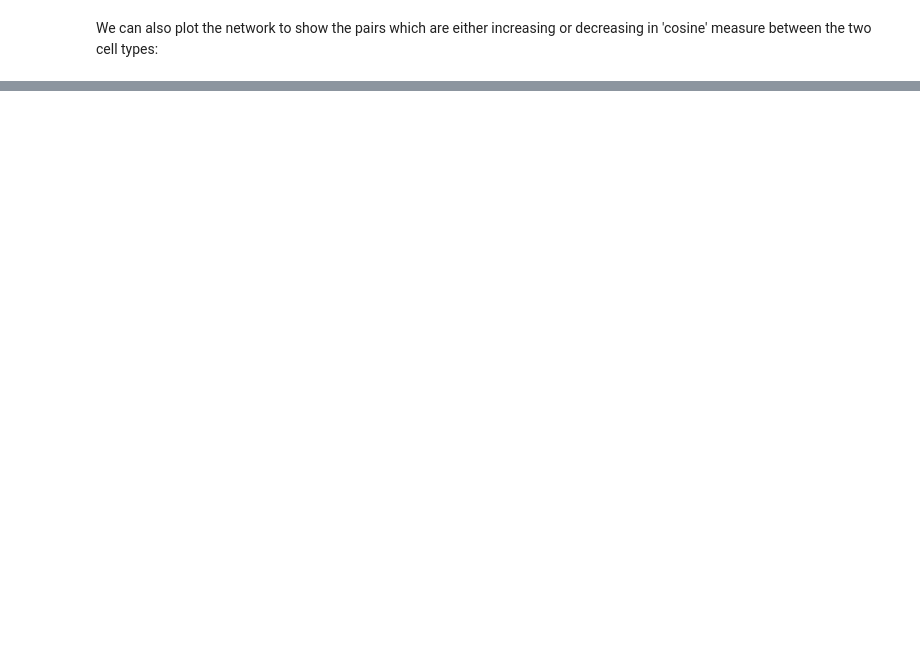
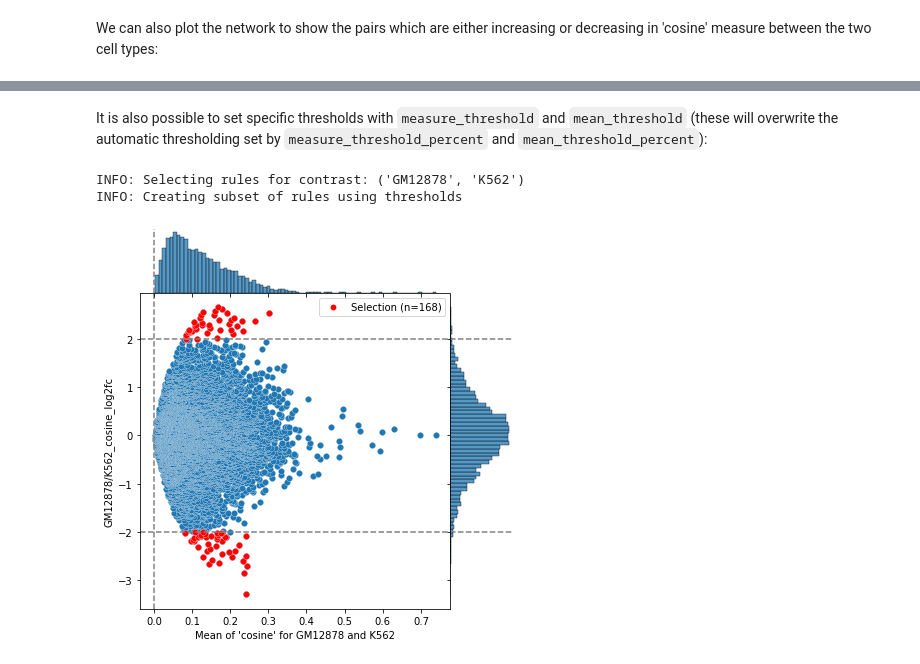
Before and after one commit to loosolab/TF-COMB, a Jupyter notebook: examples/Differential_analysis.ipynb, the cells around one changed output, grey strips where cells are left out. Cells and saved outputs as stored; diff of their text form; code cells hidden in the pictures; blank space fills up the shorter version.

```diff
--- a/examples/Differential_analysis.ipynb
+++ b/examples/Differential_analysis.ipynb
@@ -93,3 +95,11 @@ selection2.plot_network()
 # %% [output]
 INFO: Finished! The network is found within <CombObj>.network.
 [drawing not drawn]
+# %% [markdown]
+It is also possible to set specific thresholds with `measure_threshold` and `mean_threshold` (these will overwrite the automatic thresholding set by `measure_threshold_percent` and `mean_threshold_percent`):
+# %%
+selection3 = compare_obj.select_rules(measure_threshold=(-2,2), mean_threshold=0)
+# %% [output]
+INFO: Selecting rules for contrast: ('GM12878', 'K562')
+INFO: Creating subset of rules using thresholds
+[figure, added]
```
Also changed, not shown: parts of 6 cells of this notebook, 1 other file.
